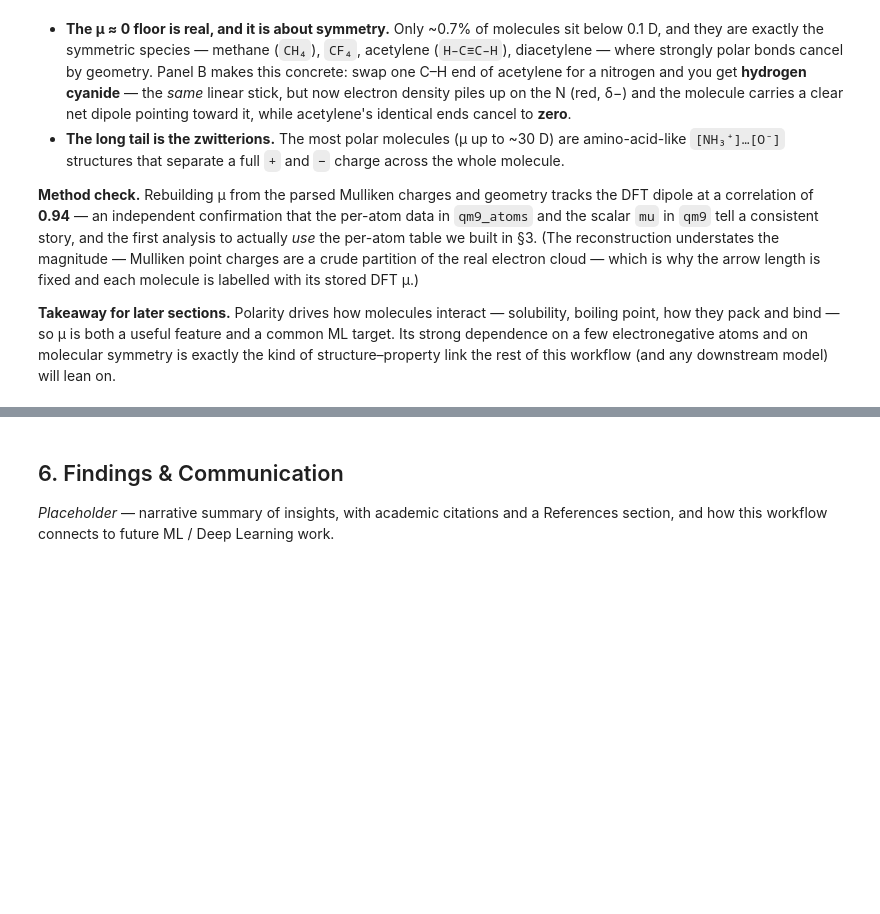
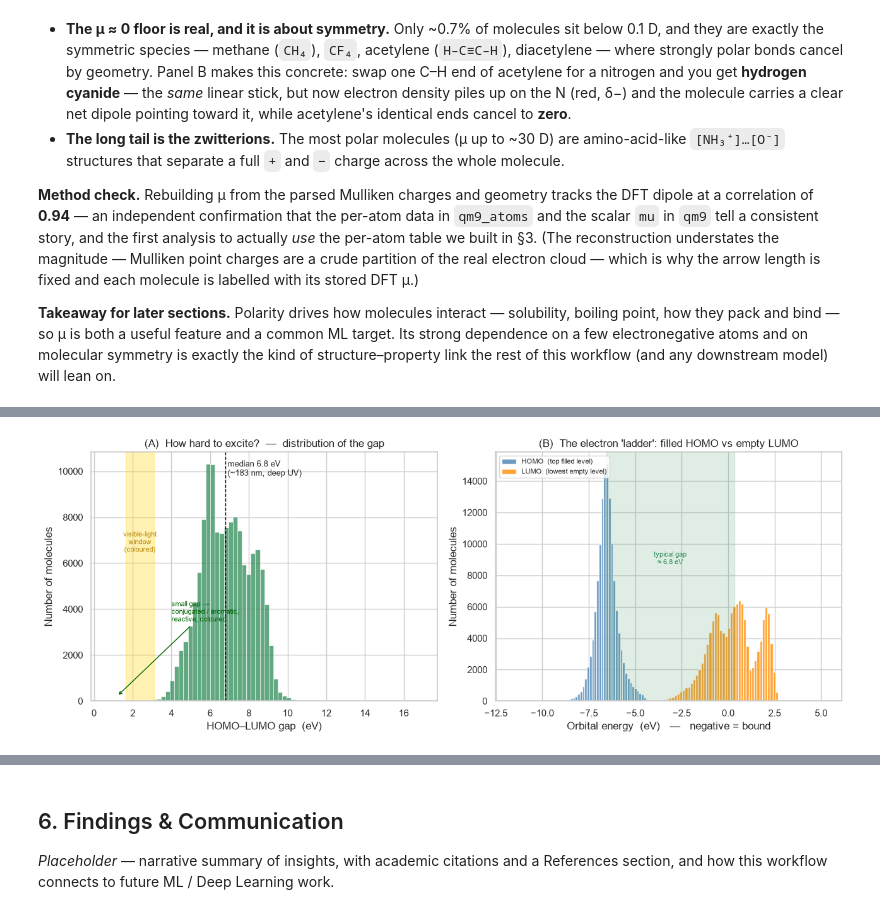
Before and after one commit to thebreadishard/ai-programming-foundations-project, a Jupyter notebook: notebooks/qm9_workflow.ipynb, the cells around one changed output, grey strips where cells are left out. Saved outputs shown, nothing was run; the diff lists cells and outputs as text; code cells hidden in the pictures; blank space fills up the shorter version.

Commit message:
Add section 5.4 HOMO-LUMO gap EDA with figure and findings

```diff
--- a/notebooks/qm9_workflow.ipynb
+++ b/notebooks/qm9_workflow.ipynb
@@ -1392,0 +1444,79 @@ link the rest of this workflow (and any downstream model) will lean on.
+# %%
+# 5.4 HOMO-LUMO gap: the energy step from the highest filled to the lowest empty electron
+# level. Small gap -> reactive, easily excited, absorbs low-energy (visible) light;
+# large gap -> inert, absorbs only high-energy UV. We profile `gap`, convert it into
+# electron-volts and an absorption wavelength (colour), and name the extreme molecules.
+HARTREE_TO_EV = 27.211386          # 1 Hartree in electron-volts
+EV_NM = 1239.841984                # photon relation: wavelength(nm) = EV_NM / energy(eV)
+
+homo, lumo, gap = qm9["homo"], qm9["lumo"], qm9["gap"]
+
+summary = summarize_distribution(gap, "gap")
+gap_eV = gap * HARTREE_TO_EV
+median_eV = summary["median"] * HARTREE_TO_EV
+median_nm = EV_NM / median_eV
+
+print("HOMO-LUMO gap - summary")
+print(f"  count       : {summary['count']:,.0f}")
+print(f"  min / max   : {summary['min']:.4f} / {summary['max']:.4f} Ha"
+      f"   ({summary['min'] * HARTREE_TO_EV:.2f} / {summary['max'] * HARTREE_TO_EV:.2f} eV)")
+print(f"  mean        : {summary['mean']:.4f} Ha  ({summary['mean'] * HARTREE_TO_EV:.2f} eV)")
+print(f"  median      : {summary['median']:.4f} Ha  ({median_eV:.2f} eV  ->  absorbs ~{median_nm:.0f} nm)")
+print(f"  std         : {summary['std']:.4f} Ha  (narrow - most molecules sit close together)")
+print(f"  skew        : {summary['skew']:.2f}")
+
+# Visible light spans ~1.65 eV (750 nm, red) to ~3.10 eV (400 nm, violet). A molecule whose
+# gap falls in or below that band absorbs visible light and is potentially coloured.
+frac_coloured = float((gap_eV <= 3.10).mean())
+print(f"\n  gap <= 3.1 eV (absorbs visible/IR -> potentially coloured) : {frac_coloured:.2%}")
+print(f"  gap >  3.1 eV (absorbs only UV -> colourless to the eye)   : {1 - frac_coloured:.2%}")
+
+smiles = qm9_identifiers["smiles_gdb17"]
+i_small, i_large = gap.idxmin(), gap.idxmax()
+print("\nExtremes:")
+print(f"  smallest gap (most easily excited) : mol {i_small:>6}  {smiles.loc[i_small]:<24}"
+      f"  {gap.loc[i_small]:.4f} Ha = {gap.loc[i_small] * HARTREE_TO_EV:.2f} eV")
+print(f"  largest  gap (most inert)          : mol {i_large:>6}  {smiles.loc[i_large]:<24}"
+      f"  {gap.loc[i_large]:.4f} Ha = {gap.loc[i_large] * HARTREE_TO_EV:.2f} eV")
+
+# ---- Figure: (A) gap distribution in eV; (B) the HOMO/LUMO "ladder" ----
+fig, (axA, axB) = plt.subplots(1, 2, figsize=(13, 5))
+
+# (A) Distribution of the gap, in electron-volts, with the visible-light window marked.
+sns.histplot(gap_eV, bins=70, color="seagreen", ax=axA)
+topA = axA.get_ylim()[1]
+axA.axvline(median_eV, color="black", ls="--", lw=1)
+axA.text(median_eV + 0.12, topA * 0.97, f"median {median_eV:.1f} eV\n(~{median_nm:.0f} nm, deep UV)",
+         fontsize=9, va="top")
+axA.axvspan(1.65, 3.10, color="gold", alpha=0.30)
+axA.text(2.37, topA * 0.60, "visible-light\nwindow\n(coloured)", ha="center", fontsize=8,
+         color="darkgoldenrod")
+axA.annotate("small gap →\nconjugated / aromatic,\nreactive, coloured", xy=(1.2, topA * 0.02),
+             xytext=(4.0, topA * 0.32), fontsize=8, color="darkgreen",
+             arrowprops=dict(arrowstyle="->", color="darkgreen"))
+axA.set_xlabel("HOMO–LUMO gap  (eV)")
+axA.set_ylabel("Number of molecules")
+axA.set_title("(A)  How hard to excite?  —  distribution of the gap")
+
+# (B) The electron "ladder": where the filled HOMO and empty LUMO levels sit on the energy
+# axis. The band between their typical values is the gap an electron must jump.
+axB.hist(homo * HARTREE_TO_EV, bins=70, color="steelblue", alpha=0.80,
+         label="HOMO  (top filled level)")
+axB.hist(lumo * HARTREE_TO_EV, bins=70, color="darkorange", alpha=0.80,
+         label="LUMO  (lowest empty level)")
+topB = axB.get_ylim()[1]
+axB.axvspan(homo.median() * HARTREE_TO_EV, lumo.median() * HARTREE_TO_EV,
+            color="seagreen", alpha=0.15)
+axB.text((homo.median() + lumo.median()) / 2 * HARTREE_TO_EV, topB * 0.55,
+         f"typical gap\n≈ {median_eV:.1f} eV", ha="center", fontsize=8, color="seagreen")
+axB.set_xlabel("Orbital energy  (eV)   —   negative = bound")
+axB.set_ylabel("Number of molecules")
+axB.set_title("(B)  The electron 'ladder': filled HOMO vs empty LUMO")
+axB.legend(fontsize=8, loc="upper left")
+
+fig.tight_layout()
+fig_path = FIGURES / "eda_homo_lumo_gap.png"
+fig.savefig(fig_path, dpi=150)
+print(f"\nSaved figure -> {fig_path.relative_to(PROJECT_ROOT).as_posix()}")
+plt.show()
+# %% [output]
@@ -1392,0 +1539 @@ link the rest of this workflow (and any downstream model) will lean on.
+[figure, added]
```
Also changed, not shown: parts of 3 cells of this notebook, 1 other file.
